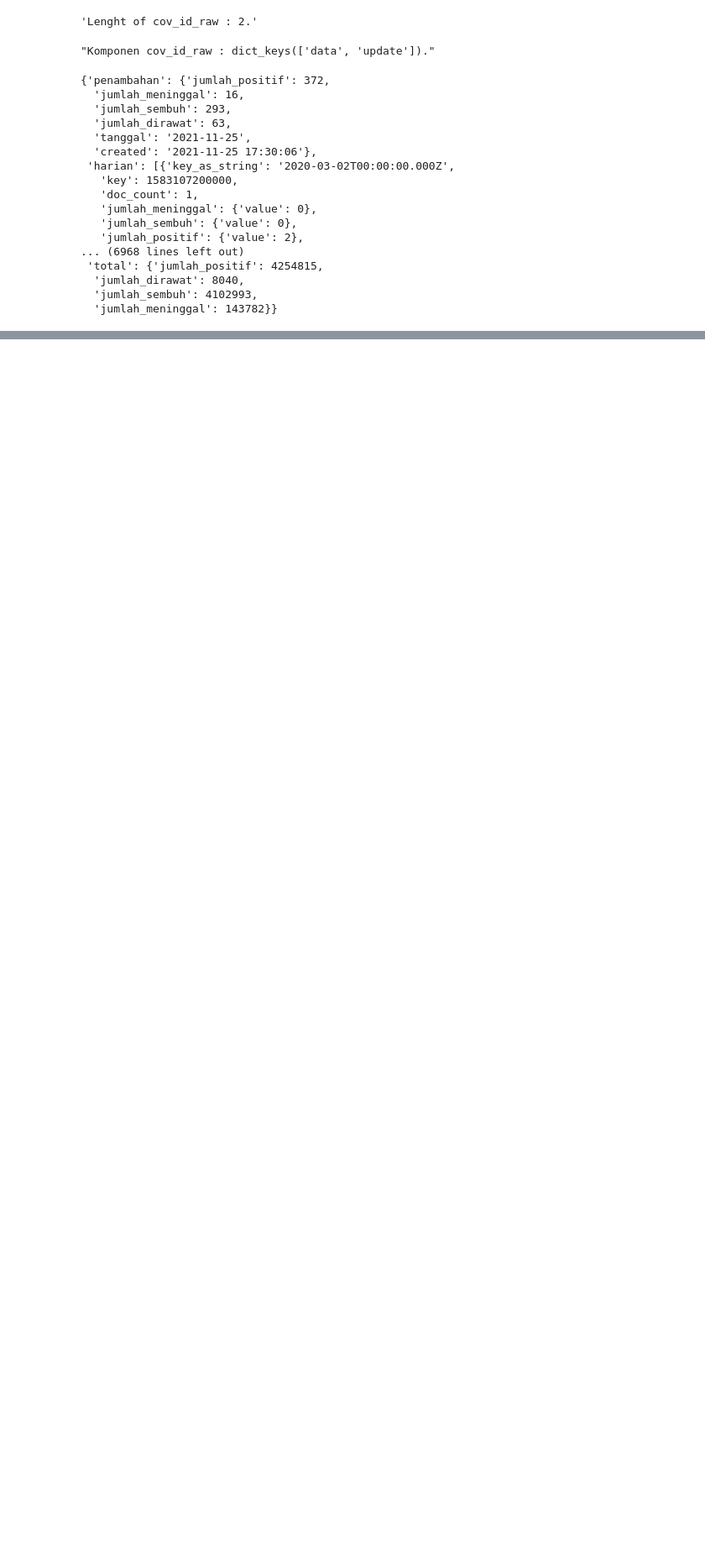
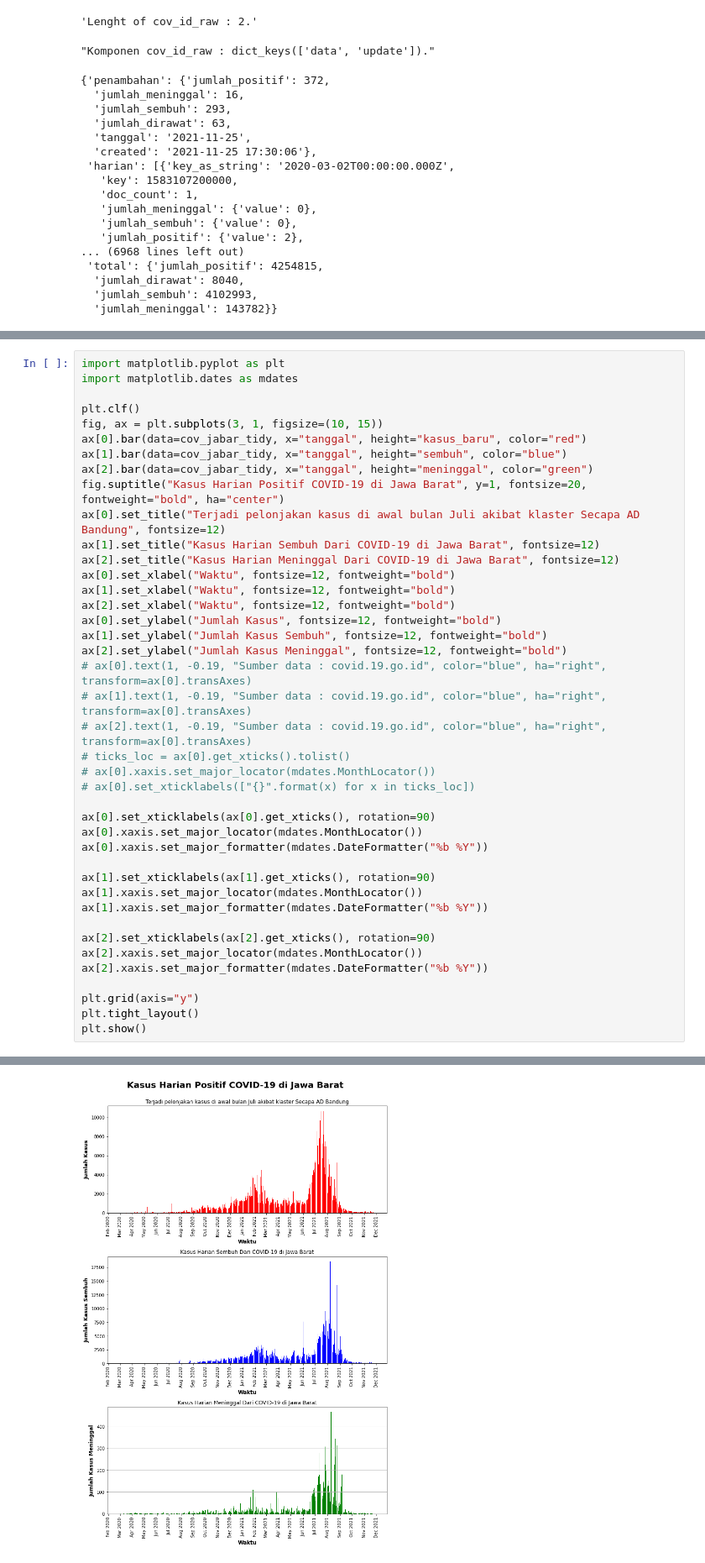
Before and after one commit to UsepSyaikalArifin/Application-File-PT-Bukit-Makmur-Mandiri-Utama-BUMA-, a Jupyter notebook: Kelas Penerapan di Industri/Eksplorasi dan Analisis Data COVID-19 Indonesia using Python/Jupyter Notebook/main.ipynb, the cells around one changed output, grey strips where cells are left out. Shown at 84% size. Cells and saved outputs as stored; diff of their text form; blank space fills up the shorter version.

```diff
--- a/Kelas Penerapan di Industri/Eksplorasi dan Analisis Data COVID-19 Indonesia using Python/Jupyter Notebook/main.ipynb
+++ b/Kelas Penerapan di Industri/Eksplorasi dan Analisis Data COVID-19 Indonesia using Python/Jupyter Notebook/main.ipynb
@@ -112,0 +260,42 @@ display(cov_id_update)
+# %%
+import matplotlib.pyplot as plt
+import matplotlib.dates as mdates
+
+plt.clf()
+fig, ax = plt.subplots(3, 1, figsize=(10, 15))
+ax[0].bar(data=cov_jabar_tidy, x="tanggal", height="kasus_baru", color="red")
+ax[1].bar(data=cov_jabar_tidy, x="tanggal", height="sembuh", color="blue")
+ax[2].bar(data=cov_jabar_tidy, x="tanggal", height="meninggal", color="green")
+fig.suptitle("Kasus Harian Positif COVID-19 di Jawa Barat", y=1, fontsize=20, fontweight="bold", ha="center")
+ax[0].set_title("Terjadi pelonjakan kasus di awal bulan Juli akibat klaster Secapa AD Bandung", fontsize=12)
+ax[1].set_title("Kasus Harian Sembuh Dari COVID-19 di Jawa Barat", fontsize=12)
+ax[2].set_title("Kasus Harian Meninggal Dari COVID-19 di Jawa Barat", fontsize=12)
+ax[0].set_xlabel("Waktu", fontsize=12, fontweight="bold")
+ax[1].set_xlabel("Waktu", fontsize=12, fontweight="bold")
+ax[2].set_xlabel("Waktu", fontsize=12, fontweight="bold")
+ax[0].set_ylabel("Jumlah Kasus", fontsize=12, fontweight="bold")
+ax[1].set_ylabel("Jumlah Kasus Sembuh", fontsize=12, fontweight="bold")
+ax[2].set_ylabel("Jumlah Kasus Meninggal", fontsize=12, fontweight="bold")
+# ax[0].text(1, -0.19, "Sumber data : covid.19.go.id", color="blue", ha="right", transform=ax[0].transAxes)
+# ax[1].text(1, -0.19, "Sumber data : covid.19.go.id", color="blue", ha="right", transform=ax[0].transAxes)
+# ax[2].text(1, -0.19, "Sumber data : covid.19.go.id", color="blue", ha="right", transform=ax[0].transAxes)
+# ticks_loc = ax[0].get_xticks().tolist()
+# ax[0].xaxis.set_major_locator(mdates.MonthLocator())
+# ax[0].set_xticklabels(["{}".format(x) for x in ticks_loc])
+
+ax[0].set_xticklabels(ax[0].get_xticks(), rotation=90)
+ax[0].xaxis.set_major_locator(mdates.MonthLocator())
+ax[0].xaxis.set_major_formatter(mdates.DateFormatter("%b %Y"))
+
+ax[1].set_xticklabels(ax[1].get_xticks(), rotation=90)
+ax[1].xaxis.set_major_locator(mdates.MonthLocator())
+ax[1].xaxis.set_major_formatter(mdates.DateFormatter("%b %Y"))
+
+ax[2].set_xticklabels(ax[2].get_xticks(), rotation=90)
+ax[2].xaxis.set_major_locator(mdates.MonthLocator())
+ax[2].xaxis.set_major_formatter(mdates.DateFormatter("%b %Y"))
+
+plt.grid(axis="y")
+plt.tight_layout()
+plt.show()
+# %% [output]
@@ -112,0 +303 @@ display(cov_id_update)
+[figure, added]
```
Also changed, not shown: parts of 16 cells of this notebook, 1 other file.
